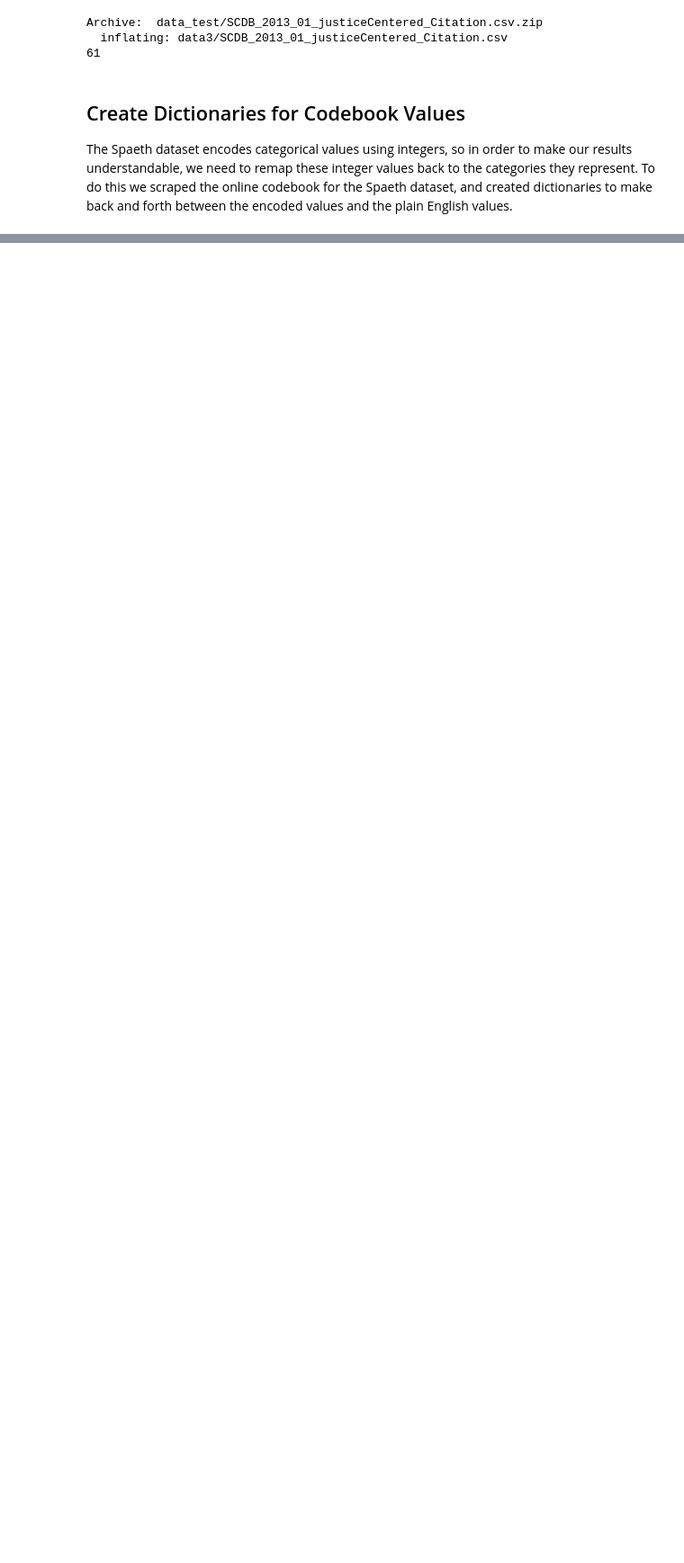
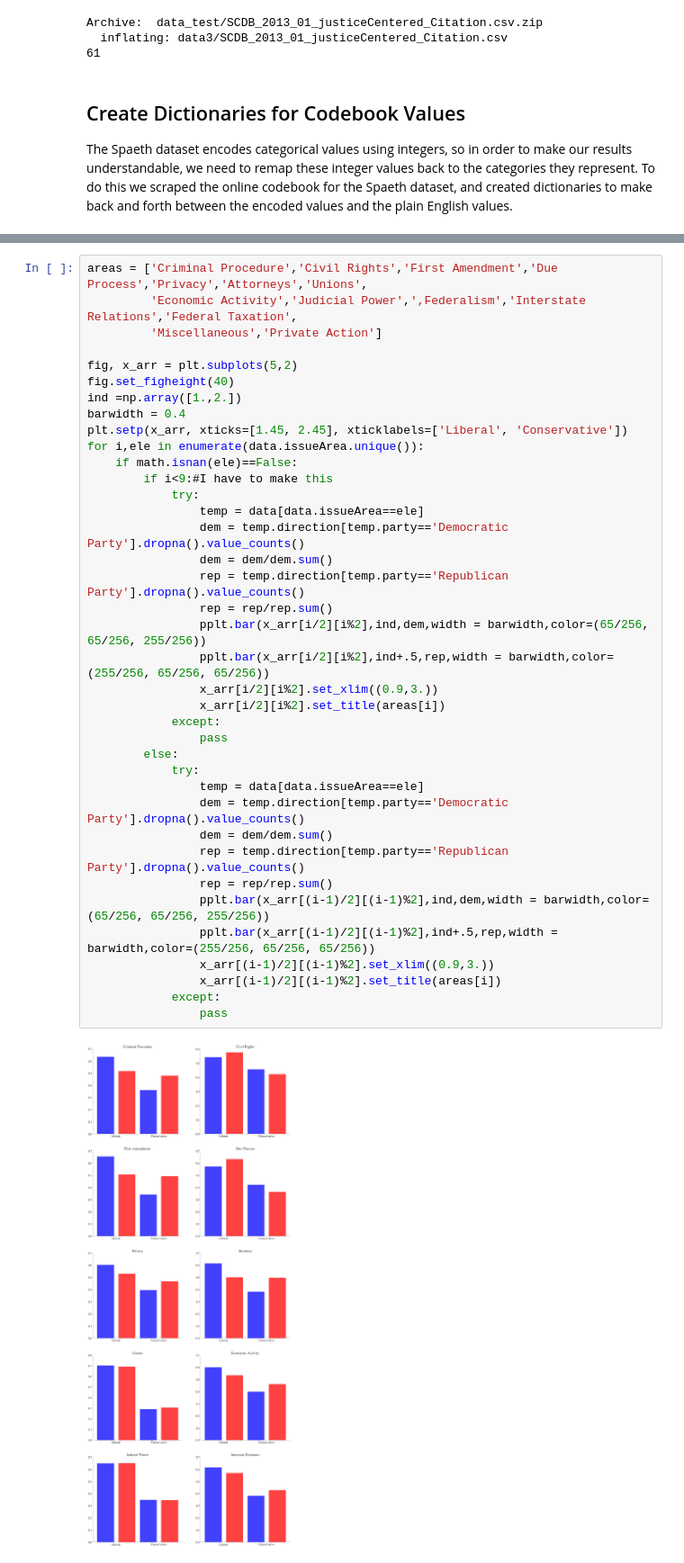
Before and after one commit to pjbull/benchmarked, a Jupyter notebook: Process.ipynb, the cells around one changed output, grey strips where cells are left out. Shown: that part at 90% size. Cells and saved outputs as stored; diff of their text form; blank space fills up the shorter version.

Commit message:
Aymen Part on Process Notebook

```diff
--- a/Process.ipynb
+++ b/Process.ipynb
@@ -118,0 +367,40 @@ The Spaeth dataset encodes categorical values using integers, so in order to mak
+# %%
+areas = ['Criminal Procedure','Civil Rights','First Amendment','Due Process','Privacy','Attorneys','Unions',
+         'Economic Activity','Judicial Power',',Federalism','Interstate Relations','Federal Taxation',
+         'Miscellaneous','Private Action']
+
+fig, x_arr = plt.subplots(5,2)
+fig.set_figheight(40)
+ind =np.array([1.,2.])
+barwidth = 0.4
+plt.setp(x_arr, xticks=[1.45, 2.45], xticklabels=['Liberal', 'Conservative'])
+for i,ele in enumerate(data.issueArea.unique()):
+    if math.isnan(ele)==False:
+        if i<9:#I have to make this
+            try:
+                temp = data[data.issueArea==ele]
+                dem = temp.direction[temp.party=='Democratic Party'].dropna().value_counts()
+                dem = dem/dem.sum()
+                rep = temp.direction[temp.party=='Republican Party'].dropna().value_counts()
+                rep = rep/rep.sum()
+                pplt.bar(x_arr[i/2][i%2],ind,dem,width = barwidth,color=(65/256, 65/256, 255/256))
+                pplt.bar(x_arr[i/2][i%2],ind+.5,rep,width = barwidth,color=(255/256, 65/256, 65/256))
+                x_arr[i/2][i%2].set_xlim((0.9,3.))
+                x_arr[i/2][i%2].set_title(areas[i])
+            except:
+                pass
+        else:
+            try:
+                temp = data[data.issueArea==ele]
+                dem = temp.direction[temp.party=='Democratic Party'].dropna().value_counts()
+                dem = dem/dem.sum()
+                rep = temp.direction[temp.party=='Republican Party'].dropna().value_counts()
+                rep = rep/rep.sum()
+                pplt.bar(x_arr[(i-1)/2][(i-1)%2],ind,dem,width = barwidth,color=(65/256, 65/256, 255/256))
+                pplt.bar(x_arr[(i-1)/2][(i-1)%2],ind+.5,rep,width = barwidth,color=(255/256, 65/256, 65/256))
+                x_arr[(i-1)/2][(i-1)%2].set_xlim((0.9,3.))
+                x_arr[(i-1)/2][(i-1)%2].set_title(areas[i])
+            except:
+                pass
+# %% [output]
+[figure, added]
```
Also changed, not shown: parts of 61 cells of this notebook, 3 other files.
